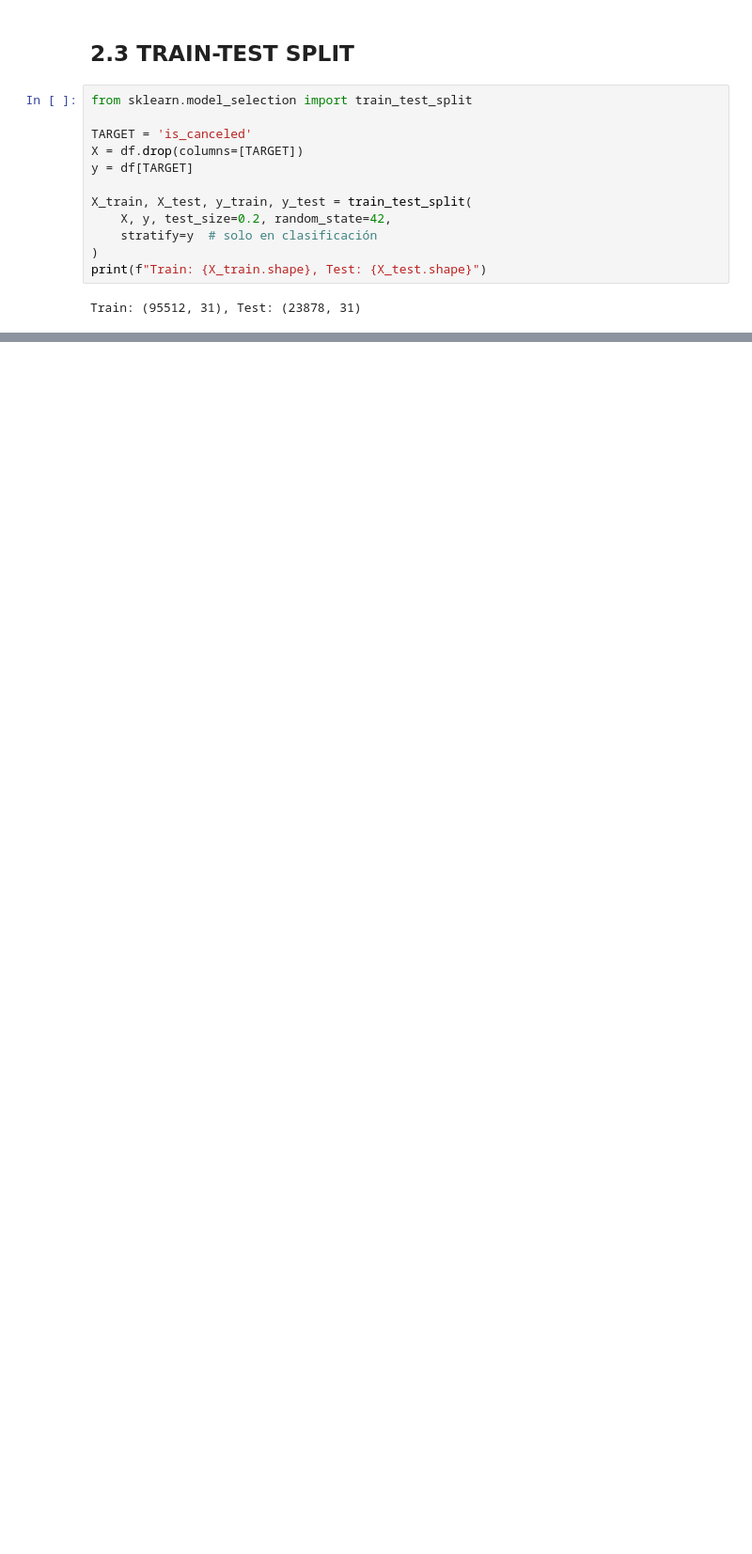
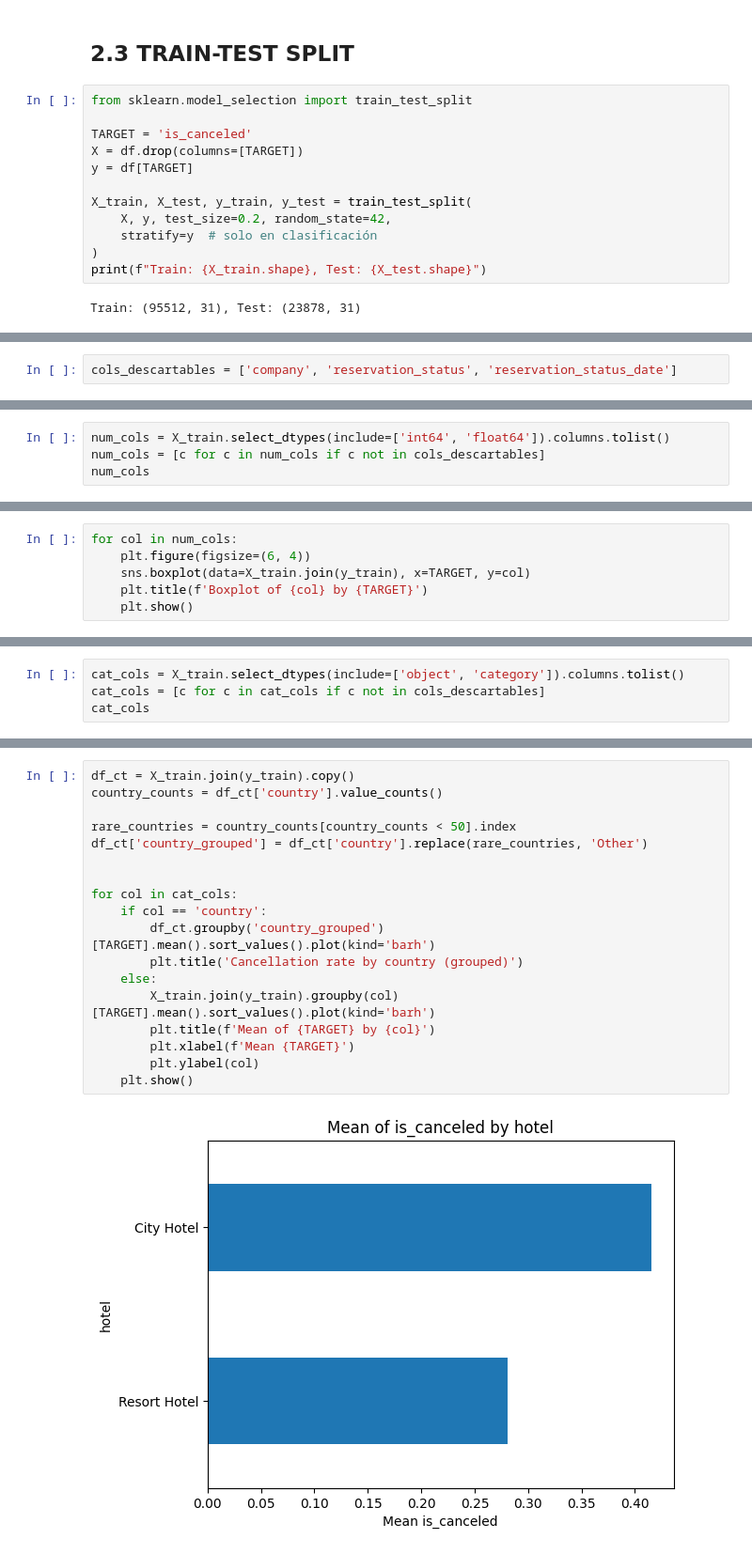
Before and after one commit to mrguezrodriguez/ML_hotel_bookings, a Jupyter notebook: main.ipynb, the cells around one changed output, grey strips where cells are left out. Shown at 94% size. Drawn from its saved outputs; the diff is of its cells as text; blank space fills up the shorter version.

```diff
--- a/main.ipynb
+++ b/main.ipynb
@@ -236,0 +268,2 @@ Train: (95512, 31), Test: (23878, 31)
+# %%
+cols_descartables = ['company', 'reservation_status', 'reservation_status_date']
@@ -236,0 +272,4 @@ Train: (95512, 31), Test: (23878, 31)
+# %%
+num_cols = X_train.select_dtypes(include=['int64', 'float64']).columns.tolist()
+num_cols = [c for c in num_cols if c not in cols_descartables]
+num_cols
@@ -236,0 +295,6 @@ Train: (95512, 31), Test: (23878, 31)
+# %%
+for col in num_cols:
+    plt.figure(figsize=(6, 4))
+    sns.boxplot(data=X_train.join(y_train), x=TARGET, y=col)
+    plt.title(f'Boxplot of {col} by {TARGET}')
+    plt.show()
@@ -236,0 +307,4 @@ Train: (95512, 31), Test: (23878, 31)
+# %%
+cat_cols = X_train.select_dtypes(include=['object', 'category']).columns.tolist()
+cat_cols = [c for c in cat_cols if c not in cols_descartables]
+cat_cols
@@ -236,0 +322,20 @@ Train: (95512, 31), Test: (23878, 31)
+# %%
+df_ct = X_train.join(y_train).copy()
+country_counts = df_ct['country'].value_counts()
+
+rare_countries = country_counts[country_counts < 50].index
+df_ct['country_grouped'] = df_ct['country'].replace(rare_countries, 'Other')
+
+
+for col in cat_cols:
+    if col == 'country':
+        df_ct.groupby('country_grouped')[TARGET].mean().sort_values().plot(kind='barh')
+        plt.title('Cancellation rate by country (grouped)')
+    else:
+        X_train.join(y_train).groupby(col)[TARGET].mean().sort_values().plot(kind='barh')
+        plt.title(f'Mean of {TARGET} by {col}')
+        plt.xlabel(f'Mean {TARGET}')
+        plt.ylabel(col)
+    plt.show()
+# %% [output]
+[figure, added]
```
Also changed, not shown: parts of 24 cells of this notebook.
